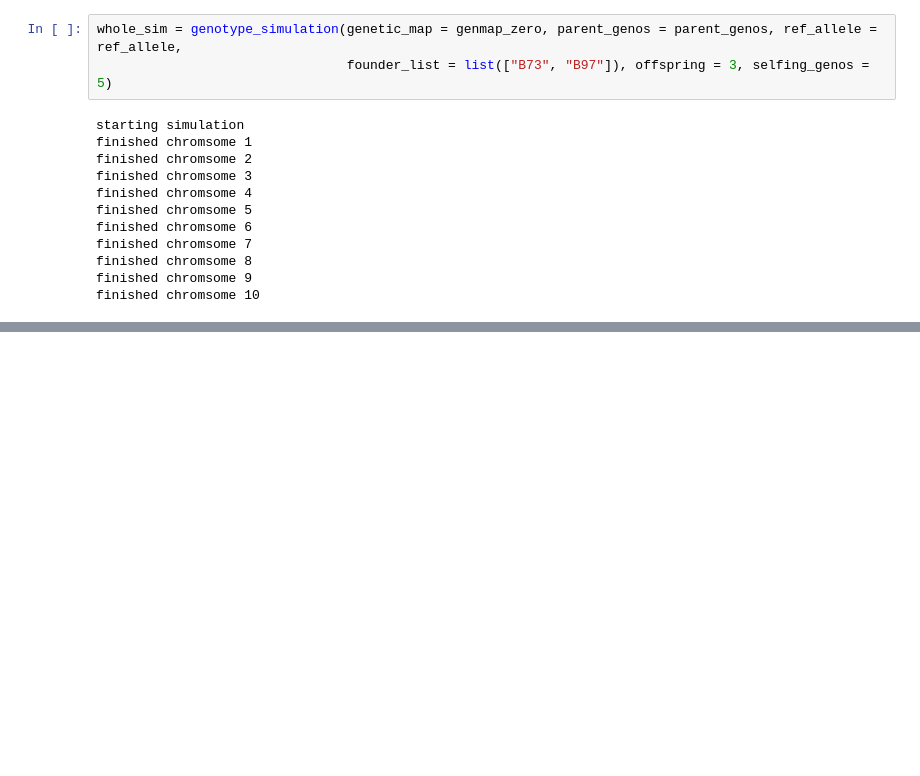
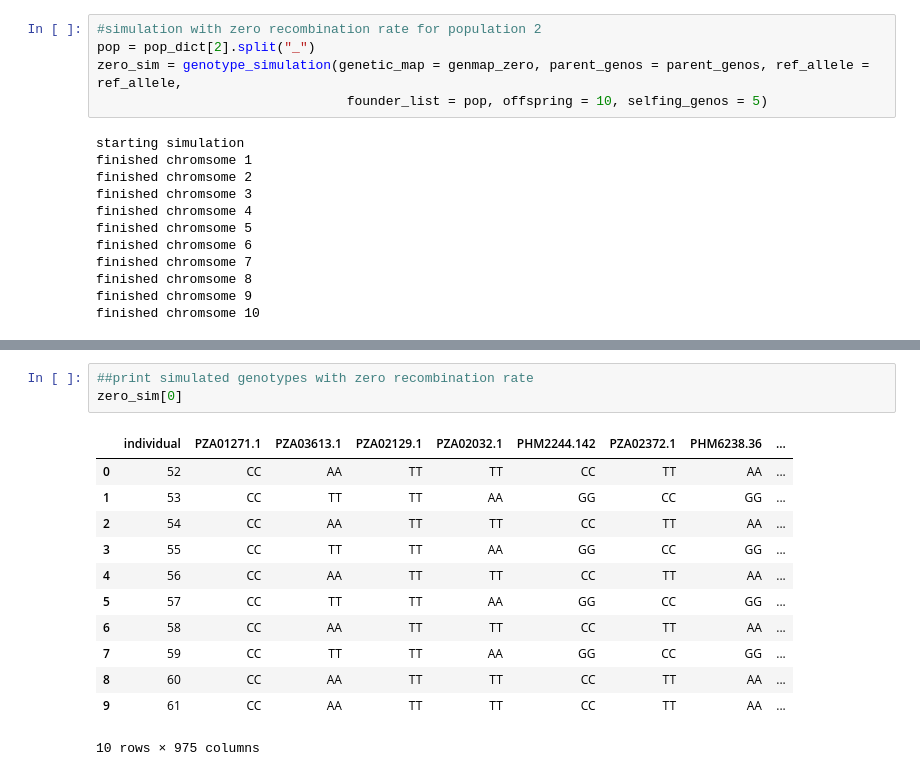
Before and after one commit to Phlup/Masterarbeit, a Jupyter notebook: code/genotype_sim.ipynb, the cells around one changed output, grey strips where cells are left out. Cells and saved outputs as stored; diff of their text form; blank space fills up the shorter version.

```diff
--- a/code/genotype_sim.ipynb
+++ b/code/genotype_sim.ipynb
@@ -31,6 +66,8 @@ genmap_mean.loc[genmap_mean.groupby("Chromosome").tail(1).index, "Rate(cM/Mb)"]
 # %%
-whole_sim = genotype_simulation(genetic_map = genmap_zero, parent_genos = parent_genos, ref_allele = ref_allele,
-                                founder_list = list(["B73", "B97"]), offspring = 3, selfing_genos = 5)
+#simulation with zero recombination rate for population 2
+pop = pop_dict[2].split("_")
+zero_sim = genotype_simulation(genetic_map = genmap_zero, parent_genos = parent_genos, ref_allele = ref_allele,
+                                founder_list = pop, offspring = 10, selfing_genos = 5)
 # %% [output]
 starting simulation
 finished chromsome 1
@@ -54 +99,17 @@ whole_sim[0]
+# %%
+##print simulated genotypes with zero recombination rate
+zero_sim[0]
+# %% [output]
+|  | individual | PZA01271.1 | PZA03613.1 | PZA02129.1 | PZA02032.1 | PHM2244.142 | PZA02372.1 | PHM6238.36 | ... |
+| 0 | 52 | CC | AA | TT | TT | CC | TT | AA | ... |
+| 1 | 53 | CC | TT | TT | AA | GG | CC | GG | ... |
+| 2 | 54 | CC | AA | TT | TT | CC | TT | AA | ... |
+| 3 | 55 | CC | TT | TT | AA | GG | CC | GG | ... |
+| 4 | 56 | CC | AA | TT | TT | CC | TT | AA | ... |
+| 5 | 57 | CC | TT | TT | AA | GG | CC | GG | ... |
+| 6 | 58 | CC | AA | TT | TT | CC | TT | AA | ... |
+| 7 | 59 | CC | TT | TT | AA | GG | CC | GG | ... |
+| 8 | 60 | CC | AA | TT | TT | CC | TT | AA | ... |
+| 9 | 61 | CC | AA | TT | TT | CC | TT | AA | ... |
+10 rows × 975 columns
 # %%
```
Also changed, not shown: parts of 14 cells of this notebook, 22 other files.
